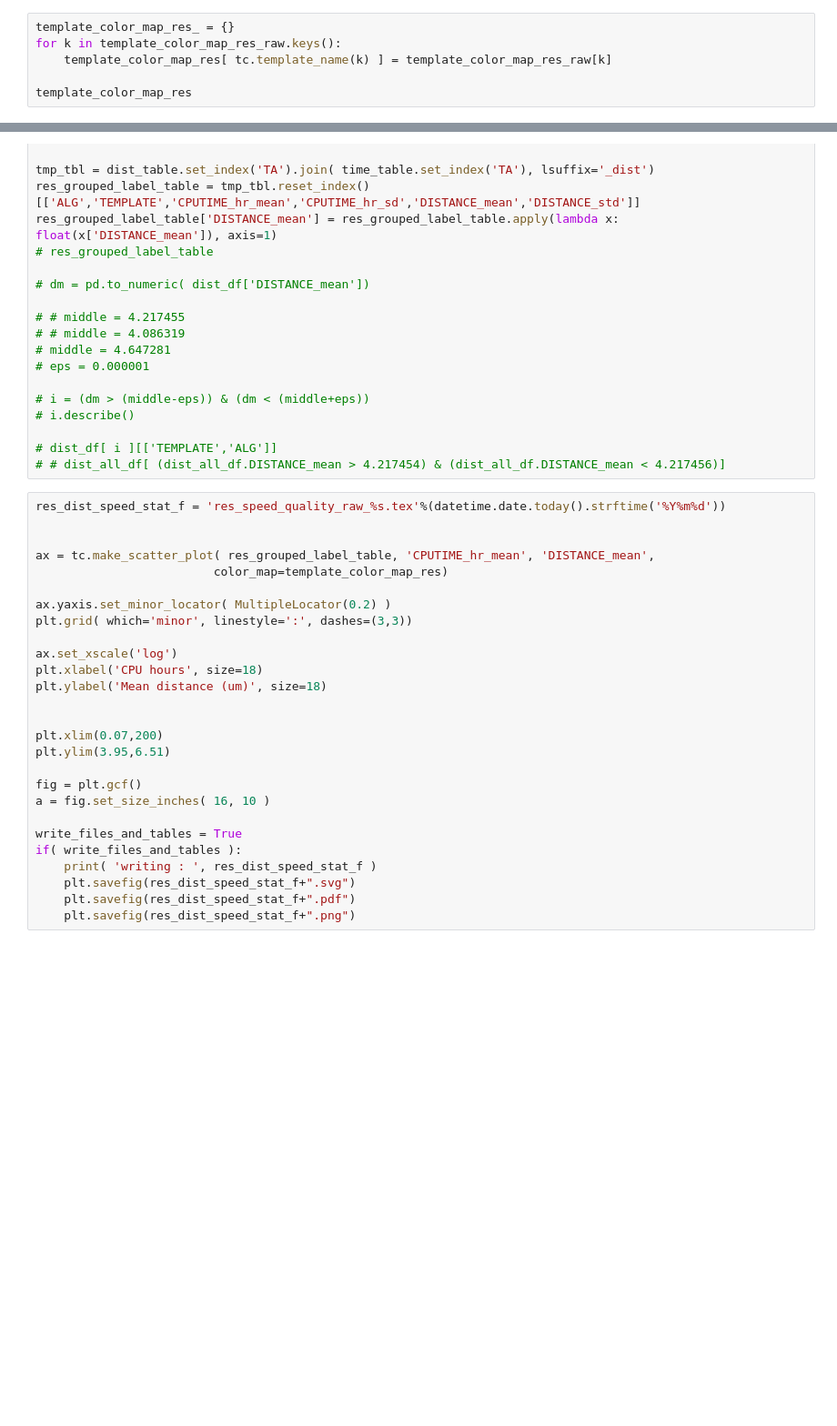
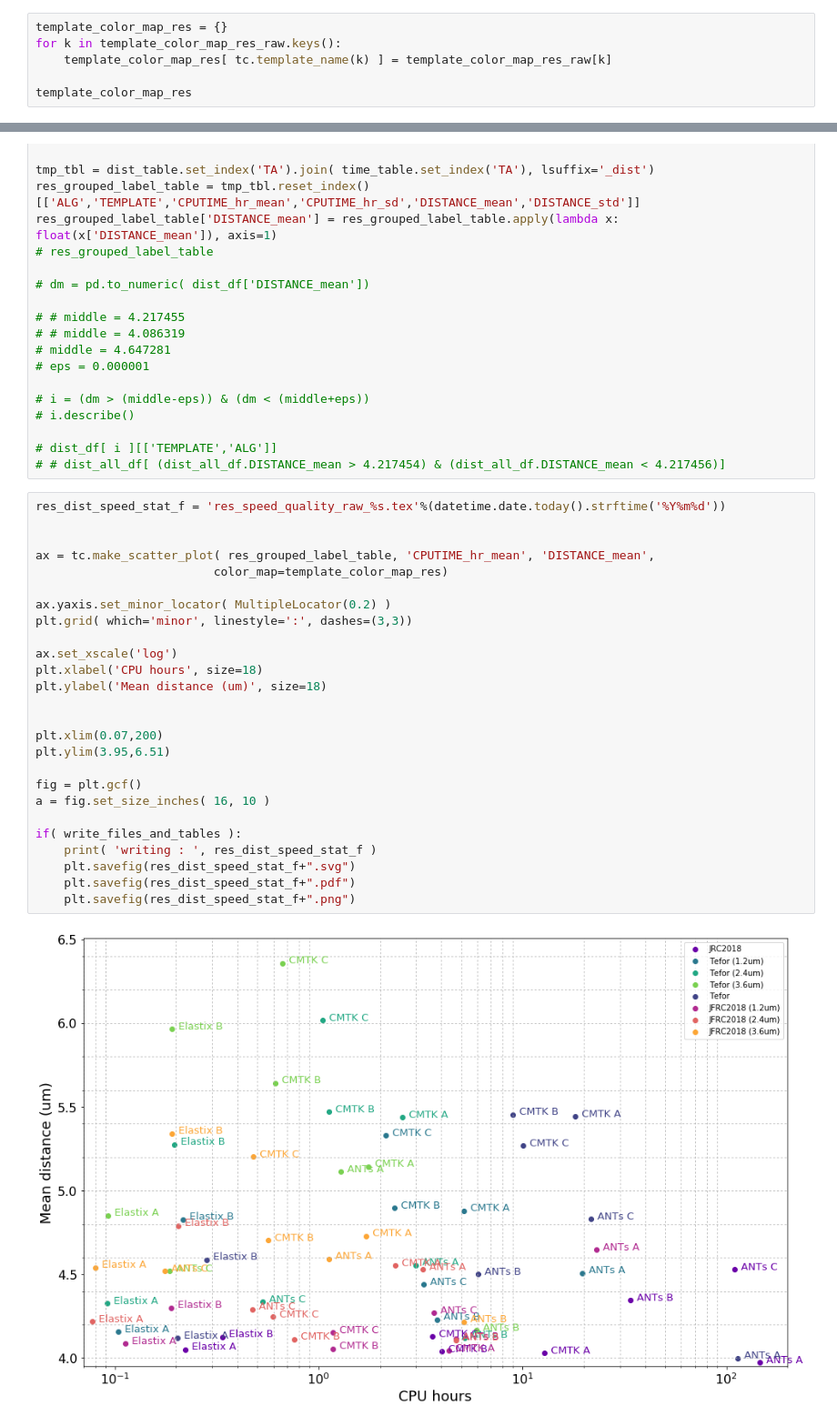
Before and after one commit to saalfeldlab/template-building, a Jupyter notebook: python/analysis/PaperTablesFigures_body.ipynb, the cells around one changed output, grey strips where cells are left out. Shown at 91% size. Cells and saved outputs as stored; diff of their text form; blank space fills up the shorter version.

Commit message:
res figure

```diff
--- a/python/analysis/PaperTablesFigures_body.ipynb
+++ b/python/analysis/PaperTablesFigures_body.ipynb
@@ -453,7 +453,7 @@ template_color_map_res_raw = {
                       'jrc18_3p6':cmp(0.8),
                      }
 # %%
-template_color_map_res_ = {}
+template_color_map_res = {}
 for k in template_color_map_res_raw.keys():
     template_color_map_res[ tc.template_name(k) ] = template_color_map_res_raw[k]
 
@@ -510,27 +518,28 @@ res_grouped_label_table['DISTANCE_mean'] = res_grouped_label_table.apply(lambda
 # %%
 res_dist_speed_stat_f = 'res_speed_quality_raw_%s.tex'%(datetime.date.today().strftime('%Y%m%d'))
 
 
 ax = tc.make_scatter_plot( res_grouped_label_table, 'CPUTIME_hr_mean', 'DISTANCE_mean',
                          color_map=template_color_map_res)
 
 ax.yaxis.set_minor_locator( MultipleLocator(0.2) )
 plt.grid( which='minor', linestyle=':', dashes=(3,3))
 
 ax.set_xscale('log')
 plt.xlabel('CPU hours', size=18)
 plt.ylabel('Mean distance (um)', size=18)
 
 
 plt.xlim(0.07,200)
 plt.ylim(3.95,6.51)
 
 fig = plt.gcf()
 a = fig.set_size_inches( 16, 10 )
 
-write_files_and_tables = True
 if( write_files_and_tables ):
     print( 'writing : ', res_dist_speed_stat_f )
     plt.savefig(res_dist_speed_stat_f+".svg")
     plt.savefig(res_dist_speed_stat_f+".pdf")
     plt.savefig(res_dist_speed_stat_f+".png")
+# %% [output]
+[figure, added]
```
Also changed, not shown: parts of 1 cell of this notebook.
